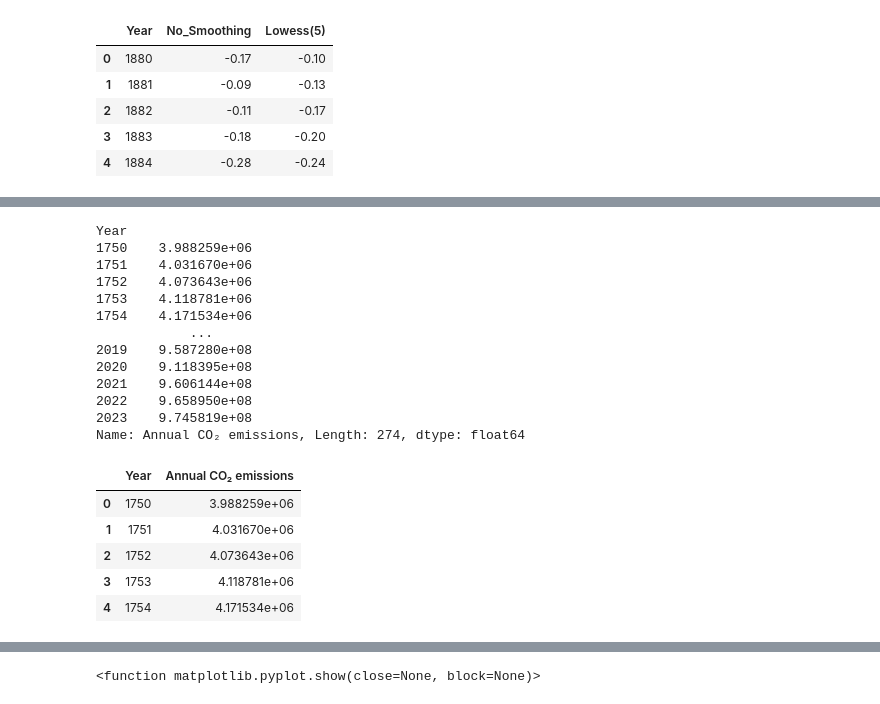
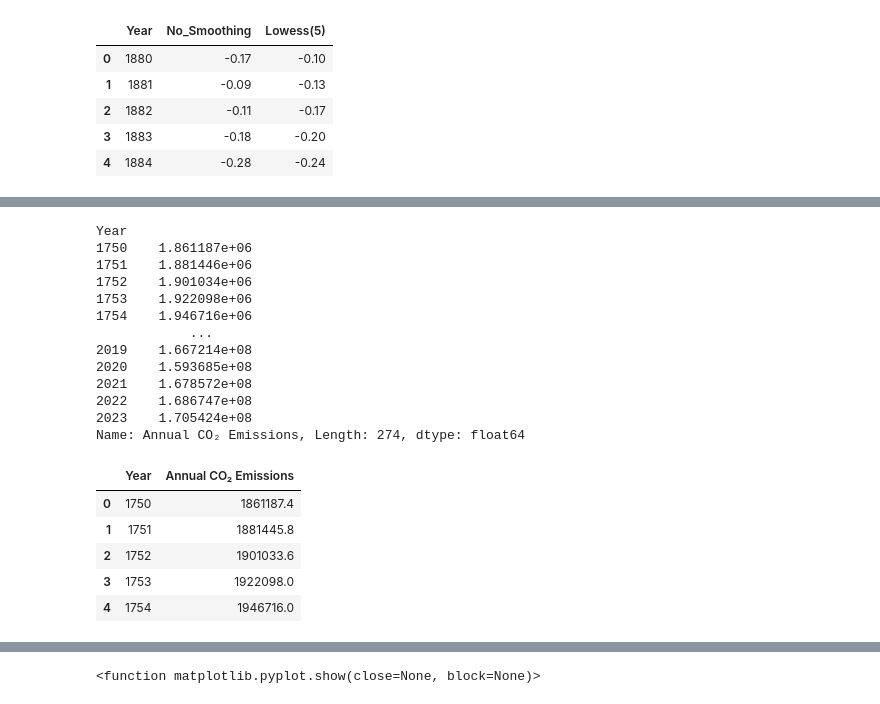
Before and after one commit to jacobklucher/Project-1-Climate-Change, a Jupyter notebook: Climate Change/Climate_Change.ipynb, the cells around one changed output, grey strips where cells are left out. Saved outputs shown, nothing was run; the diff lists cells and outputs as text; code cells hidden in the pictures.

```diff
--- a/Climate Change/Climate_Change.ipynb
+++ b/Climate Change/Climate_Change.ipynb
@@ -43,0 +244,3 @@ emissions_df.head()
+# %%
+co2_df_cleaned = co2_level_df.dropna(subset=['Code'])
+co2_df_cleaned[co2_df_cleaned.isnull().any(axis=1)]
@@ -43,0 +271,29 @@ emissions_df.head()
+# %%
+country_codes = [
+    "ABW", "AFG", "AGO", "AIA", "ALA", "ALB", "AND", "ARE", "ARG", "ARM", "ASM",
+    "ATA", "ATF", "ATG", "AUS", "AUT", "AZE", "BDI", "BEL", "BEN", "BES", "BFA",
+    "BGD", "BGR", "BHR", "BHS", "BIH", "BLM", "BLR", "BLZ", "BMU", "BOL", "BRA",
+    "BRB", "BRN", "BTN", "BVT", "BWA", "CAF", "CAN", "CCK", "CHE", "CHL", "CHN",
+    "CIV", "CMR", "COD", "COG", "COK", "COL", "COM", "CPV", "CRI", "CUB", "CUW",
+    "CXR", "CYM", "CYP", "CZE", "DEU", "DJI", "DMA", "DNK", "DOM", "DZA", "ECU",
+    "EGY", "ERI", "ESH", "ESP", "EST", "ETH", "FIN", "FJI", "FLK", "FRA", "FRO",
+    "FSM", "GAB", "GBR", "GEO", "GGY", "GHA", "GIB", "GIN", "GLP", "GMB", "GNB",
+    "GNQ", "GRC", "GRD", "GRL", "GTM", "GUF", "GUM", "GUY", "HKG", "HMD", "HND",
+    "HRV", "HTI", "HUN", "IDN", "IMN", "IND", "IOT", "IRL", "IRN", "IRQ", "ISL",
+    "ISR", "ITA", "JAM", "JEY", "JOR", "JPN", "KAZ", "KEN", "KGZ", "KHM", "KIR",
+    "KNA", "KOR", "KWT", "LAO", "LBN", "LBR", "LBY", "LCA", "LIE", "LKA", "LSO",
+    "LTU", "LUX", "LVA", "MAC", "MAF", "MAR", "MCO", "MDA", "MDG", "MDV", "MEX",
+    "MHL", "MKD", "MLI", "MLT", "MMR", "MNE", "MNG", "MNP", "MOZ", "MRT", "MSR",
+    "MTQ", "MUS", "MWI", "MYS", "MYT", "NAM", "NCL", "NER", "NFK", "NGA", "NIC",
+    "NIU", "NLD", "NOR", "NPL", "NRU", "NZL", "OMN", "PAK", "PAN", "PCN", "PER",
+    "PHL", "PLW", "PNG", "POL", "PRI", "PRK", "PRT", "PRY", "PSE", "PYF", "QAT",
+    "REU", "ROU", "RUS", "RWA", "SAU", "SDN", "SEN", "SGP", "SGS", "SHN", "SJM",
+    "SLB", "SLE", "SLV", "SMR", "SOM", "SPM", "SRB", "SSD", "STP", "SUR", "SVK",
+    "SVN", "SWE", "SWZ", "SXM", "SYC", "SYR", "TCA", "TCD", "TGO", "THA", "TJK",
+    "TKL", "TKM", "TLS", "TON", "TTO", "TUN", "TUR", "TUV", "TWN", "TZA", "UGA",
+    "UKR", "UMI", "URY", "USA", "UZB", "VAT", "VCT", "VEN", "VGB", "VIR", "VNM",
+    "VUT", "WLF", "WSM", "YEM", "ZAF", "ZMB", "ZWE"
+]
+# %%
+co2_df_cleaned = co2_df_cleaned[co2_df_cleaned["Code"].isin(country_codes)]
+co2_df_cleaned.head()
@@ -44,27 +390,27 @@ emissions_df.head()
 # %%
-annual_emissions = emissions_df.groupby('Year')['Annual CO₂ emissions'].mean()
-annual_emissions
+annual_emissions_df = co2_df_cleaned.groupby('Year')['Annual CO₂ Emissions'].mean()
+annual_emissions_df
 # %% [output]
 Year
-1750    3.988259e+06
-1751    4.031670e+06
-1752    4.073643e+06
-1753    4.118781e+06
-1754    4.171534e+06
+1750    1.861187e+06
+1751    1.881446e+06
+1752    1.901034e+06
+1753    1.922098e+06
+1754    1.946716e+06
             ...
-2019    9.587280e+08
-2020    9.118395e+08
-2021    9.606144e+08
-2022    9.658950e+08
-2023    9.745819e+08
-Name: Annual CO₂ emissions, Length: 274, dtype: float64
+2019    1.667214e+08
+2020    1.593685e+08
+2021    1.678572e+08
+2022    1.686747e+08
+2023    1.705424e+08
+Name: Annual CO₂ Emissions, Length: 274, dtype: float64
 # %%
-annual_emissions_df = pd.DataFrame(annual_emissions).reset_index()
+annual_emissions_df = pd.DataFrame(annual_emissions_df).reset_index()
 annual_emissions_df.head()
 # %% [output]
-|  | Year | Annual CO₂ emissions |
-| 0 | 1750 | 3.988259e+06 |
-| 1 | 1751 | 4.031670e+06 |
-| 2 | 1752 | 4.073643e+06 |
-| 3 | 1753 | 4.118781e+06 |
-| 4 | 1754 | 4.171534e+06 |
+|  | Year | Annual CO₂ Emissions |
+| 0 | 1750 | 1861187.4 |
+| 1 | 1751 | 1881445.8 |
+| 2 | 1752 | 1901033.6 |
+| 3 | 1753 | 1922098.0 |
+| 4 | 1754 | 1946716.0 |
```
Also changed, not shown: parts of 64 cells of this notebook, 5 other files.
